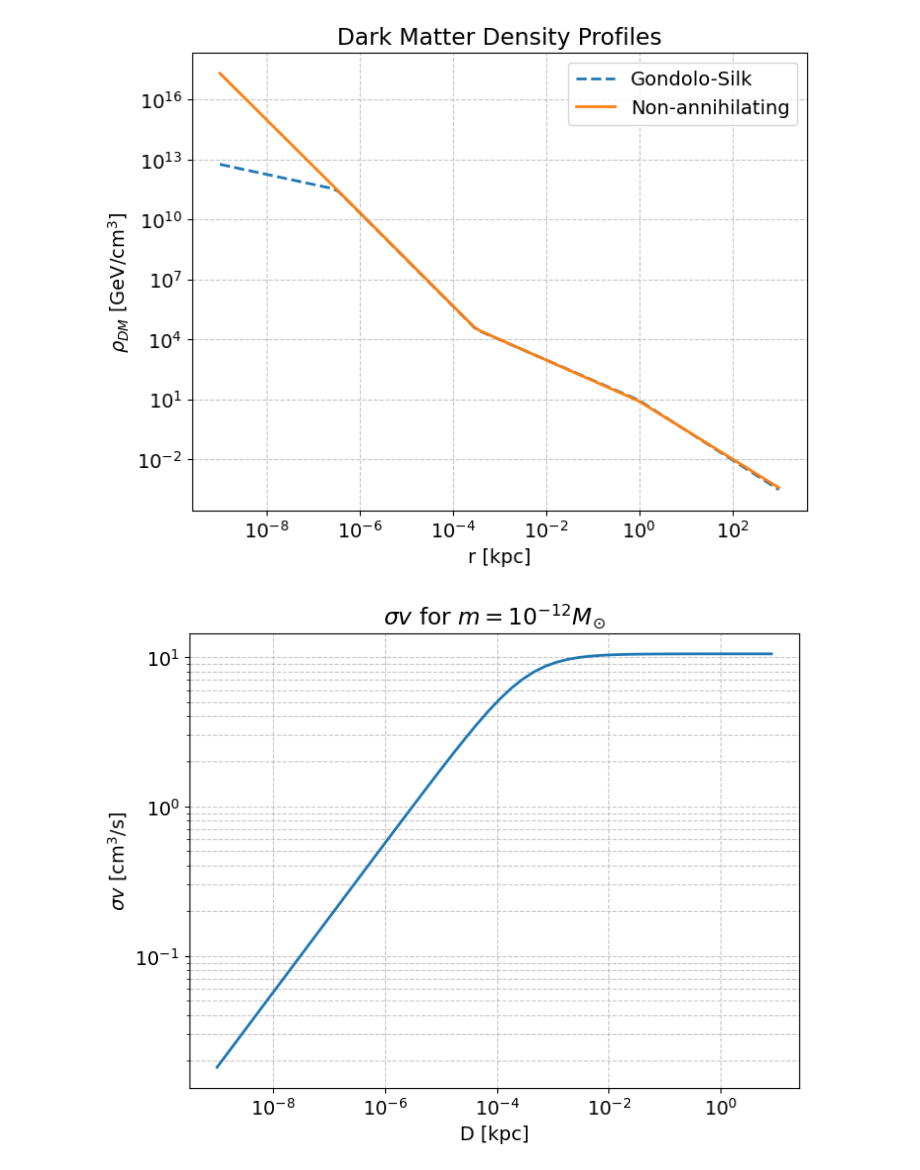
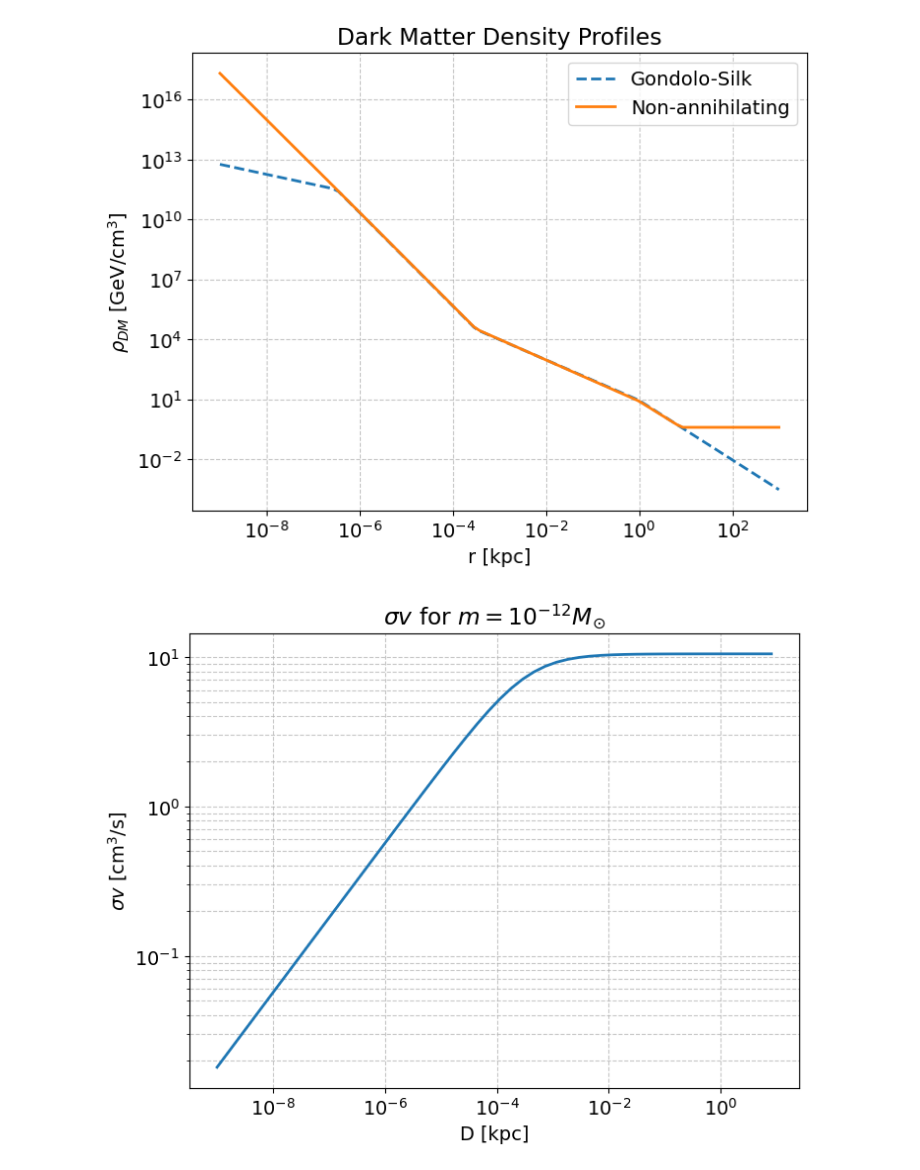
Before and after one commit to gsun01/CAGE, a Jupyter notebook: notebooks/PBH_GC.ipynb, the cells around one changed output. Cells and saved outputs as stored; diff of their text form; code cells hidden in the pictures.

```diff
--- a/notebooks/PBH_GC.ipynb
+++ b/notebooks/PBH_GC.ipynb
@@ -87,38 +87,41 @@ rho_data_NA = np.array([
     [10**-9.10, 10**17.55],
     [10**-6.52, 10**11.57],
     [10**-3.50, 10**4.52],
+    [10**-0.01, 10**0.92],
+    [8.0, 0.4],
 
-    [10**-0.01, 10**0.92],
-    [8.0, 0.4]
+    [100.0, 0.4],
+    [200.0, 0.4],
+
 ])
 log_rho_data_NA = np.log(rho_data_NA)
 
 log_rho_DM_NA_interp = interp1d(
     log_rho_data_NA[:, 0],
     log_rho_data_NA[:, 1],
     kind='linear',
     fill_value="extrapolate"
 )
 
 def rho_DM_NA(r_kpc):
     """Returns density in GeV/cm^3 given r in kpc."""
     r_val = np.array(r_kpc)
     r_val = np.maximum(r_val, 1e-10)
     return np.exp(log_rho_DM_NA_interp(np.log(r_val)))
 
 
 # Plotting the profiles to verify (reproducing Out[28])
 r_plot = np.logspace(-9, 3, 100)
 plt.figure(figsize=(8, 6))
 plt.loglog(r_plot, rho_DM_GS(r_plot), label='Gondolo-Silk', linestyle='--')
 plt.loglog(r_plot, rho_DM_NA(r_plot), label='Non-annihilating')
 plt.xlabel("r [kpc]")
 plt.ylabel(r"$\rho_{DM}$ [GeV/cm$^3$]")
 plt.legend()
 plt.title("Dark Matter Density Profiles")
 plt.show()
 # %% [output]
-[figure, old version]
+[figure, new version]
 # %%
 # PBH Parameters
 fPBH = 1.0
```
Also changed, not shown: parts of 4 cells of this notebook.
